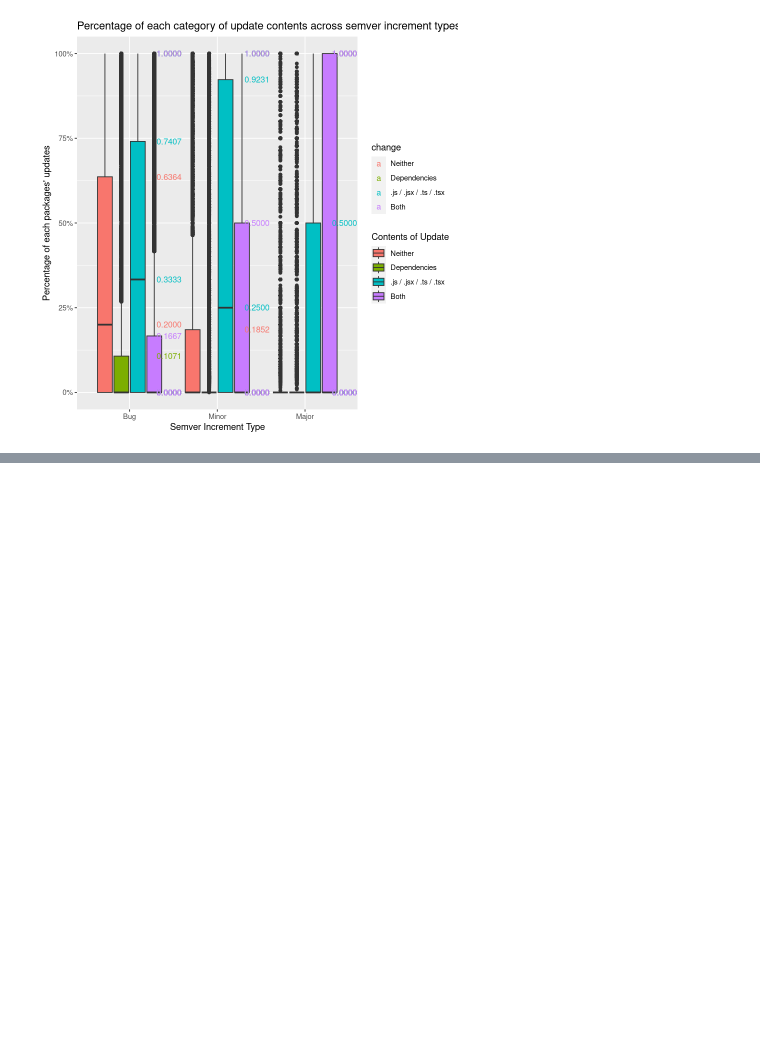
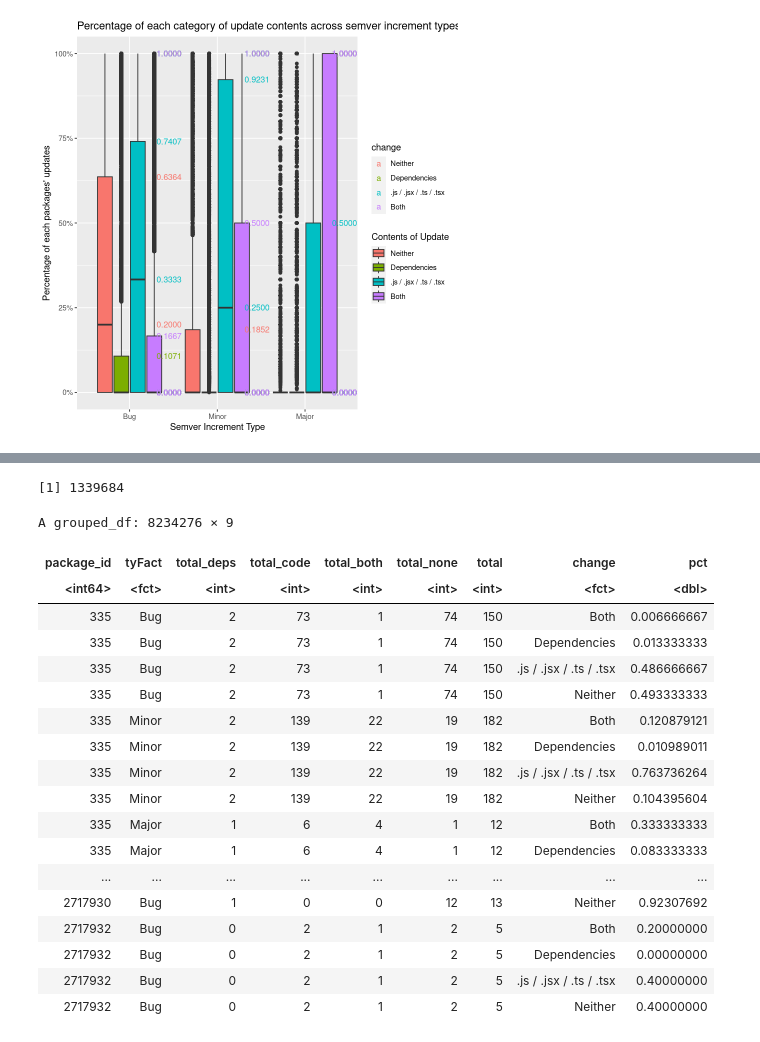
Before and after one commit to donald-pinckney/npm-follower, a Jupyter notebook: analysis/notebooks/rq4.ipynb, the cells around one changed output, grey strips where cells are left out. Cells and saved outputs as stored; diff of their text form; code cells hidden in the pictures; blank space fills up the shorter version.

```diff
--- a/analysis/notebooks/rq4.ipynb
+++ b/analysis/notebooks/rq4.ipynb
@@ -262,0 +268,32 @@ Warning message:
+# %%
+n_distinct(update_changes_by_pkg$package_id)
+# %% [output]
+[1] 1339684
+# %%
+update_changes_by_pkg
+
+# %>% pivot_longer(
+#         cols = ends_with("Pct"),
+#         names_to = "change",
+#         values_to = "pct"
+#     )
+# %% [output]
+A grouped_df: 8234276 × 9
+| package_id | tyFact | total_deps | total_code | total_both | total_none | total | change | pct |
+| <int64> | <fct> | <int> | <int> | <int> | <int> | <int> | <fct> | <dbl> |
+| 335 | Bug | 2 | 73 | 1 | 74 | 150 | Both | 0.006666667 |
+| 335 | Bug | 2 | 73 | 1 | 74 | 150 | Dependencies | 0.013333333 |
+| 335 | Bug | 2 | 73 | 1 | 74 | 150 | .js / .jsx / .ts / .tsx | 0.486666667 |
+| 335 | Bug | 2 | 73 | 1 | 74 | 150 | Neither | 0.493333333 |
+| 335 | Minor | 2 | 139 | 22 | 19 | 182 | Both | 0.120879121 |
+| 335 | Minor | 2 | 139 | 22 | 19 | 182 | Dependencies | 0.010989011 |
+| 335 | Minor | 2 | 139 | 22 | 19 | 182 | .js / .jsx / .ts / .tsx | 0.763736264 |
+| 335 | Minor | 2 | 139 | 22 | 19 | 182 | Neither | 0.104395604 |
+| 335 | Major | 1 | 6 | 4 | 1 | 12 | Both | 0.333333333 |
+| 335 | Major | 1 | 6 | 4 | 1 | 12 | Dependencies | 0.083333333 |
+| ... | ... | ... | ... | ... | ... | ... | ... | ... |
+| 2717930 | Bug | 1 | 0 | 0 | 12 | 13 | Neither | 0.92307692 |
+| 2717932 | Bug | 0 | 2 | 1 | 2 | 5 | Both | 0.20000000 |
+| 2717932 | Bug | 0 | 2 | 1 | 2 | 5 | Dependencies | 0.00000000 |
+| 2717932 | Bug | 0 | 2 | 1 | 2 | 5 | .js / .jsx / .ts / .tsx | 0.40000000 |
+| 2717932 | Bug | 0 | 2 | 1 | 2 | 5 | Neither | 0.40000000 |
```
Also changed, not shown: parts of 3 cells of this notebook, 15 other files.
